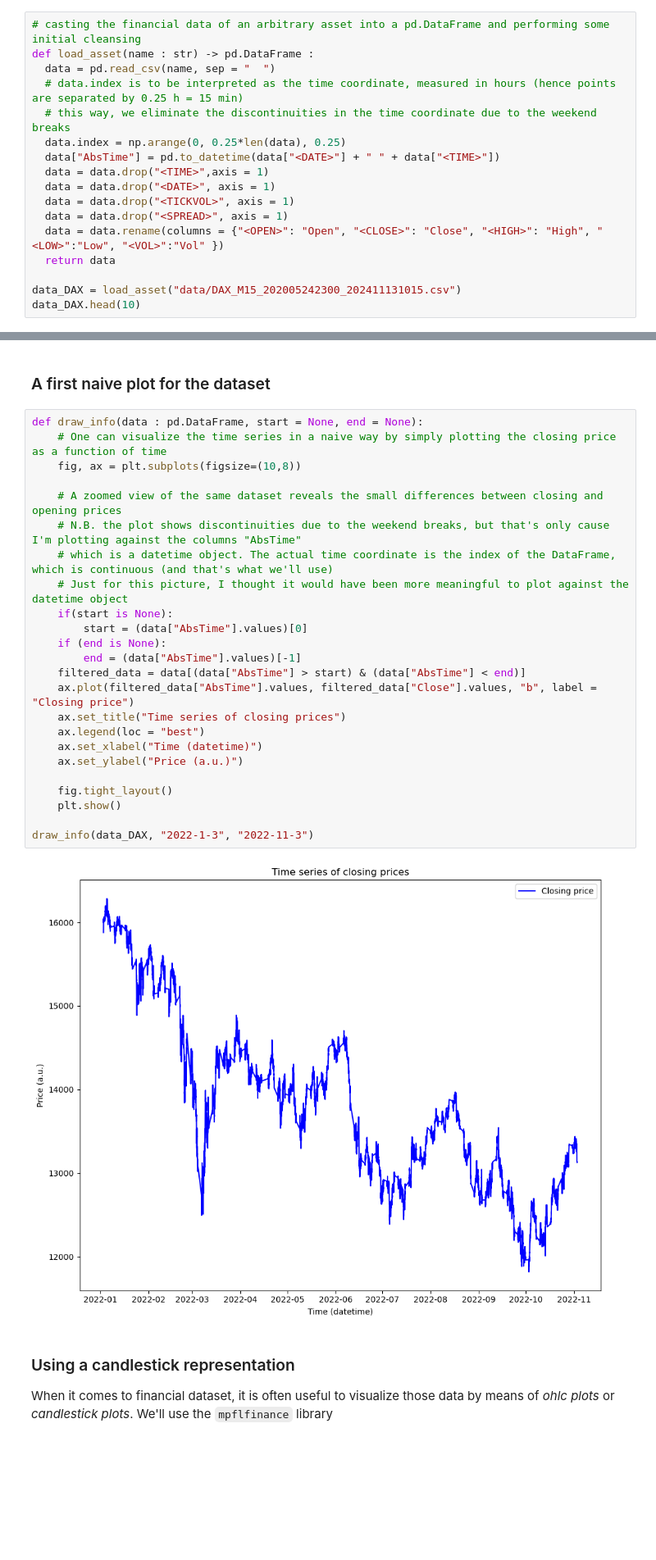
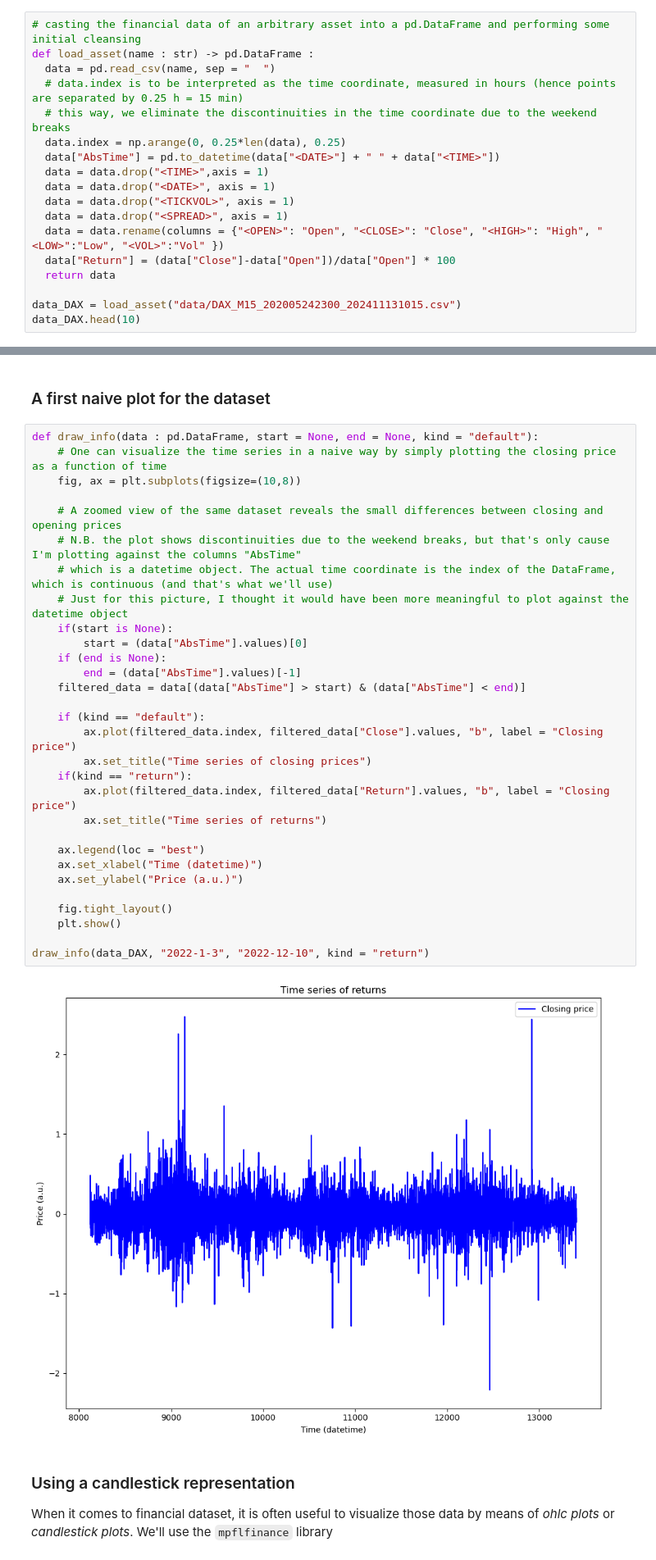
Before and after one commit to lorenzorizzi17/MeanReversionMetric, a Jupyter notebook: data_collection.ipynb, the cells around one changed output, grey strips where cells are left out. Shown at 82% size. Cells and saved outputs as stored; diff of their text form; blank space fills up the shorter version.

Commit message:
Added returns as column

```diff
--- a/data_collection.ipynb
+++ b/data_collection.ipynb
@@ -41,6 +41,7 @@ def load_asset(name : str) -> pd.DataFrame :
   data = data.drop("<TICKVOL>", axis = 1)
   data = data.drop("<SPREAD>", axis = 1)
   data = data.rename(columns = {"<OPEN>": "Open", "<CLOSE>": "Close", "<HIGH>": "High", "<LOW>":"Low", "<VOL>":"Vol" })
+  data["Return"] = (data["Close"]-data["Open"])/data["Open"] * 100
   return data
 
 data_DAX = load_asset("data/DAX_M15_202005242300_202411131015.csv")
@@ -96,31 +97,37 @@ data_EURUSD.head(10)
 # %% [markdown]
 ### A first naive plot for the dataset
 # %%
-def draw_info(data : pd.DataFrame, start = None, end = None):
+def draw_info(data : pd.DataFrame, start = None, end = None, kind = "default"):
     # One can visualize the time series in a naive way by simply plotting the closing price as a function of time
     fig, ax = plt.subplots(figsize=(10,8))
 
     # A zoomed view of the same dataset reveals the small differences between closing and opening prices
     # N.B. the plot shows discontinuities due to the weekend breaks, but that's only cause I'm plotting against the columns "AbsTime"
     # which is a datetime object. The actual time coordinate is the index of the DataFrame, which is continuous (and that's what we'll use)
     # Just for this picture, I thought it would have been more meaningful to plot against the datetime object
     if(start is None):
         start = (data["AbsTime"].values)[0]
     if (end is None):
         end = (data["AbsTime"].values)[-1]
     filtered_data = data[(data["AbsTime"] > start) & (data["AbsTime"] < end)]
-    ax.plot(filtered_data["AbsTime"].values, filtered_data["Close"].values, "b", label = "Closing price")
-    ax.set_title("Time series of closing prices")
+
+    if (kind == "default"):
+        ax.plot(filtered_data.index, filtered_data["Close"].values, "b", label = "Closing price")
+        ax.set_title("Time series of closing prices")
+    if(kind == "return"):
+        ax.plot(filtered_data.index, filtered_data["Return"].values, "b", label = "Closing price")
+        ax.set_title("Time series of returns")
+
     ax.legend(loc = "best")
     ax.set_xlabel("Time (datetime)")
     ax.set_ylabel("Price (a.u.)")
 
     fig.tight_layout()
     plt.show()
 
-draw_info(data_DAX, "2022-1-3", "2022-11-3")
+draw_info(data_DAX, "2022-1-3", "2022-12-10", kind = "return")
 # %% [output]
-[figure, old version]
+[figure, new version]
 # %% [markdown]
 ### Using a candlestick representation
 
```
Also changed, not shown: parts of 1 cell of this notebook, 5 other files.
